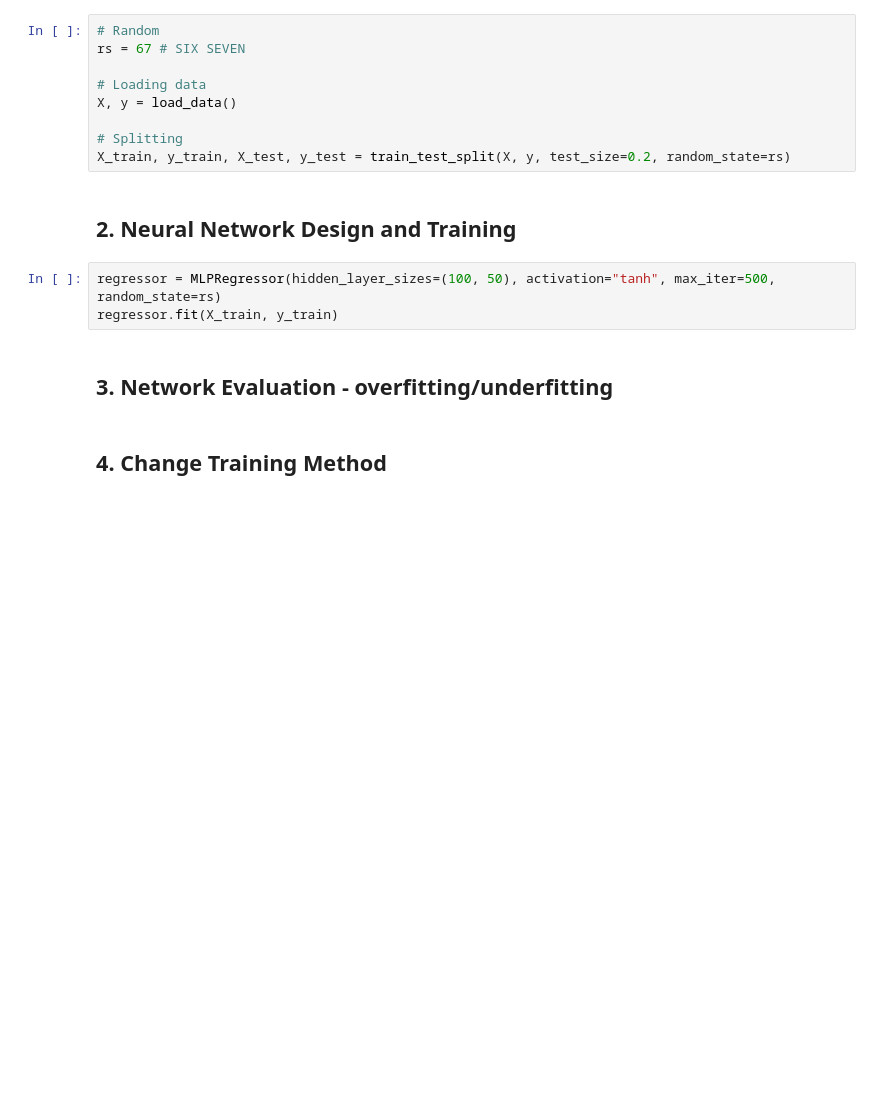
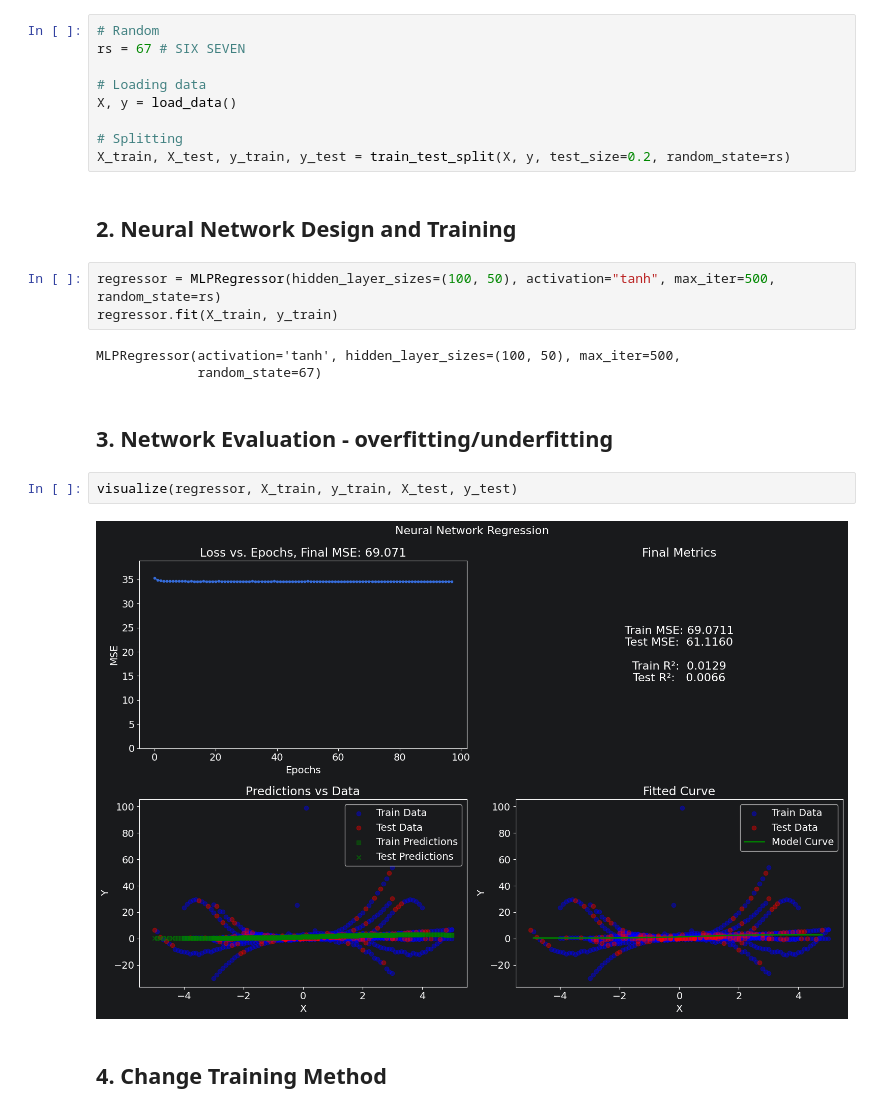
Before and after one commit to druidmentalized/MIWTutorials, a Jupyter notebook: Project3/regression.ipynb, the cells around one changed output. Saved outputs shown, nothing was run; the diff lists cells and outputs as text; blank space fills up the shorter version.

```diff
--- a/Project3/regression.ipynb
+++ b/Project3/regression.ipynb
@@ -16,14 +17,21 @@ rs = 67 # SIX SEVEN
 X, y = load_data()
 
 # Splitting
-X_train, y_train, X_test, y_test = train_test_split(X, y, test_size=0.2, random_state=rs)
+X_train, X_test, y_train, y_test = train_test_split(X, y, test_size=0.2, random_state=rs)
 # %% [markdown]
 ## 2. Neural Network Design and Training
 # %%
 regressor = MLPRegressor(hidden_layer_sizes=(100, 50), activation="tanh", max_iter=500, random_state=rs)
 regressor.fit(X_train, y_train)
+# %% [output]
+MLPRegressor(activation='tanh', hidden_layer_sizes=(100, 50), max_iter=500,
+             random_state=67)
 # %% [markdown]
 ## 3. Network Evaluation - overfitting/underfitting
+# %%
+visualize(regressor, X_train, y_train, X_test, y_test)
+# %% [output]
+[figure, added]
 # %% [markdown]
 ## 4. Change Training Method
 # %% [markdown]
```
Also changed, not shown: parts of 1 cell of this notebook, 1 other file.
